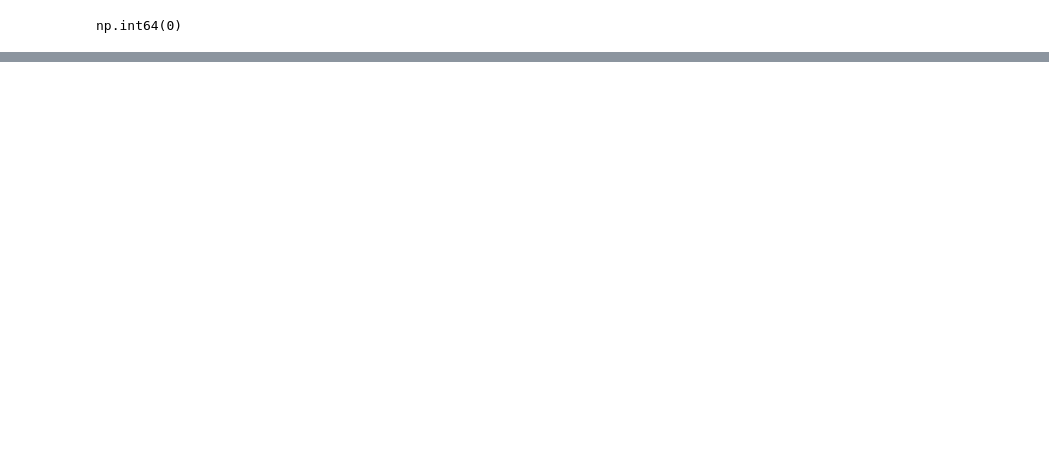
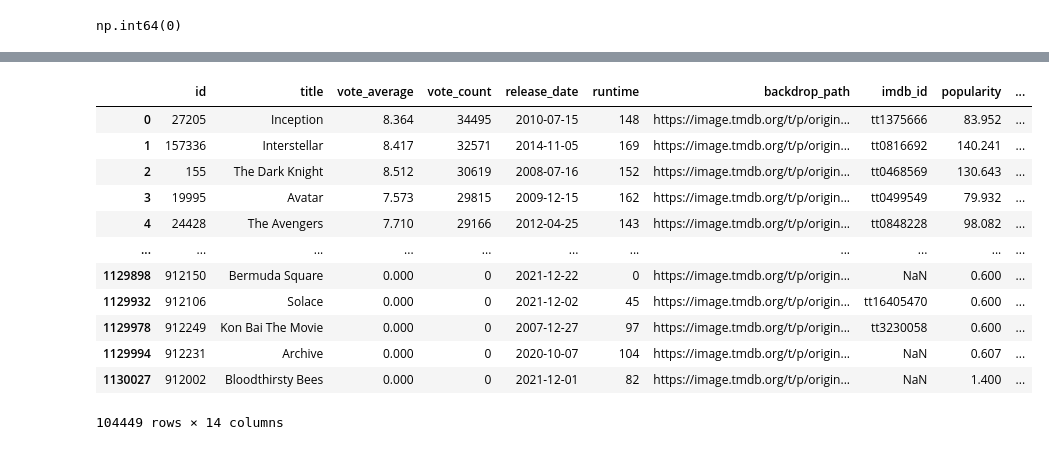
Before and after one commit to Yashasvikhatri9/MOVIE-RECOMMEND, a Jupyter notebook: Backend/ml/notebooks/1_data_cleaning.ipynb, the cells around one changed output, grey strips where cells are left out. Drawn from its saved outputs; the diff is of its cells as text; code cells hidden in the pictures; blank space fills up the shorter version.

```diff
--- a/Backend/ml/notebooks/1_data_cleaning.ipynb
+++ b/Backend/ml/notebooks/1_data_cleaning.ipynb
@@ -193,0 +196,16 @@ movie[movie["production_countries"]=="India"]
+# %%
+movie[movie["trailer_link"] != ""]
+# %% [output]
+|  | id | title | vote_average | vote_count | release_date | runtime | backdrop_path | imdb_id | popularity | ... |
+| 0 | 27205 | Inception | 8.364 | 34495 | 2010-07-15 | 148 | https://image.tmdb.org/t/p/origin... | tt1375666 | 83.952 | ... |
+| 1 | 157336 | Interstellar | 8.417 | 32571 | 2014-11-05 | 169 | https://image.tmdb.org/t/p/origin... | tt0816692 | 140.241 | ... |
+| 2 | 155 | The Dark Knight | 8.512 | 30619 | 2008-07-16 | 152 | https://image.tmdb.org/t/p/origin... | tt0468569 | 130.643 | ... |
+| 3 | 19995 | Avatar | 7.573 | 29815 | 2009-12-15 | 162 | https://image.tmdb.org/t/p/origin... | tt0499549 | 79.932 | ... |
+| 4 | 24428 | The Avengers | 7.710 | 29166 | 2012-04-25 | 143 | https://image.tmdb.org/t/p/origin... | tt0848228 | 98.082 | ... |
+| ... | ... | ... | ... | ... | ... | ... | ... | ... | ... | ... |
+| 1129898 | 912150 | Bermuda Square | 0.000 | 0 | 2021-12-22 | 0 | https://image.tmdb.org/t/p/origin... | NaN | 0.600 | ... |
+| 1129932 | 912106 | Solace | 0.000 | 0 | 2021-12-02 | 45 | https://image.tmdb.org/t/p/origin... | tt16405470 | 0.600 | ... |
+| 1129978 | 912249 | Kon Bai The Movie | 0.000 | 0 | 2007-12-27 | 97 | https://image.tmdb.org/t/p/origin... | tt3230058 | 0.600 | ... |
+| 1129994 | 912231 | Archive | 0.000 | 0 | 2020-10-07 | 104 | https://image.tmdb.org/t/p/origin... | NaN | 0.607 | ... |
+| 1130027 | 912002 | Bloodthirsty Bees | 0.000 | 0 | 2021-12-01 | 82 | https://image.tmdb.org/t/p/origin... | NaN | 1.400 | ... |
+104449 rows × 14 columns
```
Also changed, not shown: parts of 20 cells of this notebook, 4 other files.
